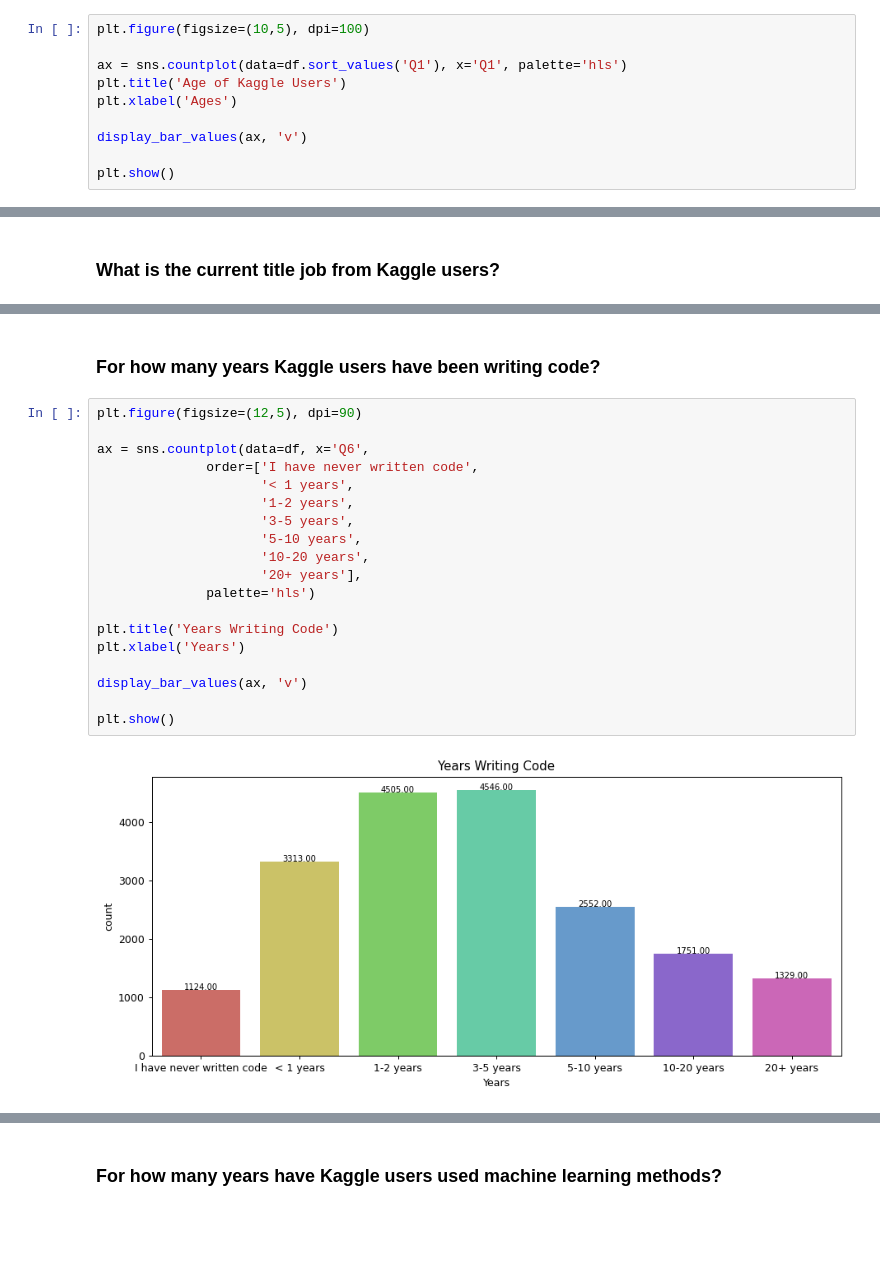
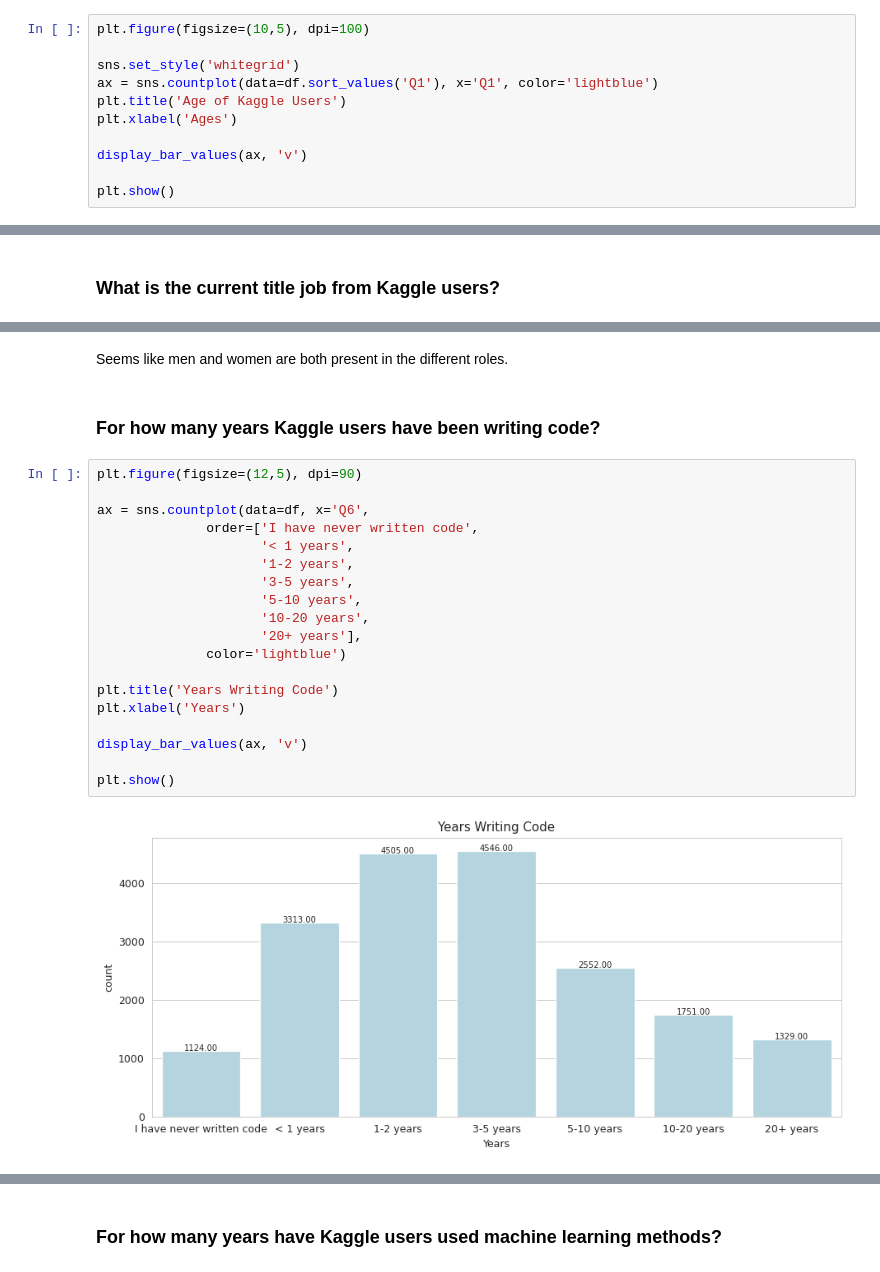
Before and after one commit to Gabrielle-Ribeiro/kaggle-survey-2020, a Jupyter notebook: Kaggle_Machine_Learning_and_Data_Science_Survey_2020.ipynb, the cells around one changed output, grey strips where cells are left out. Drawn from its saved outputs; the diff is of its cells as text; blank space fills up the shorter version.

Commit message:
Edit and add some graphs

```diff
--- a/Kaggle_Machine_Learning_and_Data_Science_Survey_2020.ipynb
+++ b/Kaggle_Machine_Learning_and_Data_Science_Survey_2020.ipynb
@@ -62,7 +68,8 @@ print(str(len(df)) + ' users.')
 # %%
 plt.figure(figsize=(10,5), dpi=100)
 
-ax = sns.countplot(data=df.sort_values('Q1'), x='Q1', palette='hls')
+sns.set_style('whitegrid')
+ax = sns.countplot(data=df.sort_values('Q1'), x='Q1', color='lightblue')
 plt.title('Age of Kaggle Users')
 plt.xlabel('Ages')
 
@@ -194,23 +234,25 @@ plt.show()
+# %% [markdown]
+Seems like men and women are both present in the different roles.
 # %% [markdown]
 ### For how many years Kaggle users have been writing code?
 # %%
 plt.figure(figsize=(12,5), dpi=90)
 
 ax = sns.countplot(data=df, x='Q6',
               order=['I have never written code',
                      '< 1 years',
                      '1-2 years',
                      '3-5 years',
                      '5-10 years',
                      '10-20 years',
                      '20+ years'],
-              palette='hls')
+              color='lightblue')
 
 plt.title('Years Writing Code')
 plt.xlabel('Years')
 
 display_bar_values(ax, 'v')
 
 plt.show()
 # %% [output]
-[figure, old version]
+[figure, new version]
```
Also changed, not shown: parts of 56 cells of this notebook.
